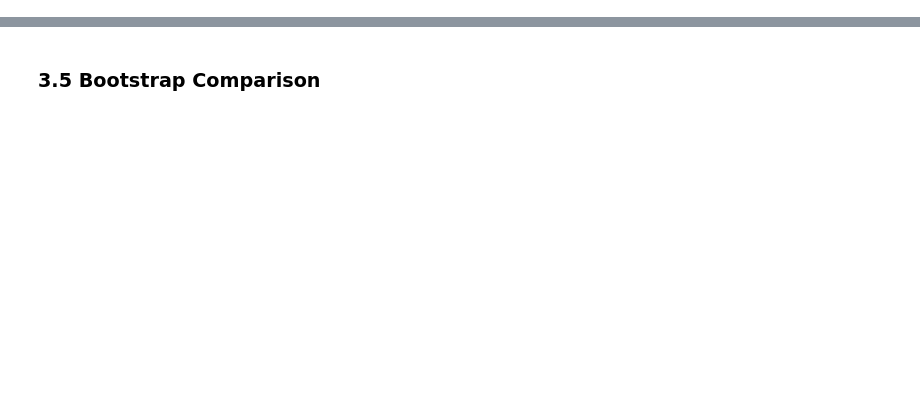
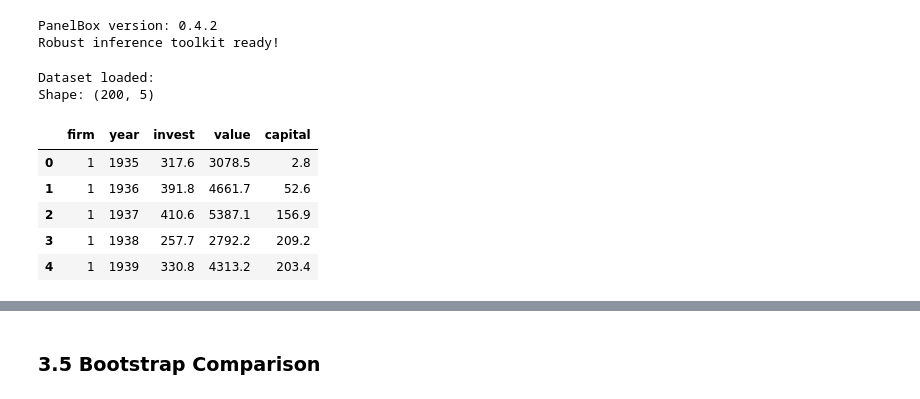
Before and after one commit to PanelBox-Econometrics-Model/panelbox, a Jupyter notebook: examples/jupyter/04_robust_inference.ipynb, the cells around one changed output, grey strips where cells are left out. Drawn from its saved outputs; the diff is of its cells as text; code cells hidden in the pictures; blank space fills up the shorter version.

```diff
--- a/examples/jupyter/04_robust_inference.ipynb
+++ b/examples/jupyter/04_robust_inference.ipynb
@@ -58,0 +52,39 @@
+# %%
+# Import libraries
+import numpy as np
+import pandas as pd
+import matplotlib.pyplot as plt
+import seaborn as sns
+from scipy import stats
+
+import panelbox as pb
+
+# Configuration
+pd.set_option('display.max_columns', None)
+pd.set_option('display.precision', 4)
+np.random.seed(42)
+
+plt.style.use('seaborn-v0_8-darkgrid')
+sns.set_palette("husl")
+
+print(f"PanelBox version: {pb.__version__}")
+print("Robust inference toolkit ready!")
+# %% [output]
+PanelBox version: 0.4.2
+Robust inference toolkit ready!
+# %%
+# Load data
+data = pb.load_grunfeld()
+
+print("Dataset loaded:")
+print(f"Shape: {data.shape}")
+data.head()
+# %% [output]
+Dataset loaded:
+Shape: (200, 5)
+|  | firm | year | invest | value | capital |
+| 0 | 1 | 1935 | 317.6 | 3078.5 | 2.8 |
+| 1 | 1 | 1936 | 391.8 | 4661.7 | 52.6 |
+| 2 | 1 | 1937 | 410.6 | 5387.1 | 156.9 |
+| 3 | 1 | 1938 | 257.7 | 2792.2 | 209.2 |
+| 4 | 1 | 1939 | 330.8 | 4313.2 | 203.4 |
```
Also changed, not shown: parts of 62 cells of this notebook, 9 other files.
